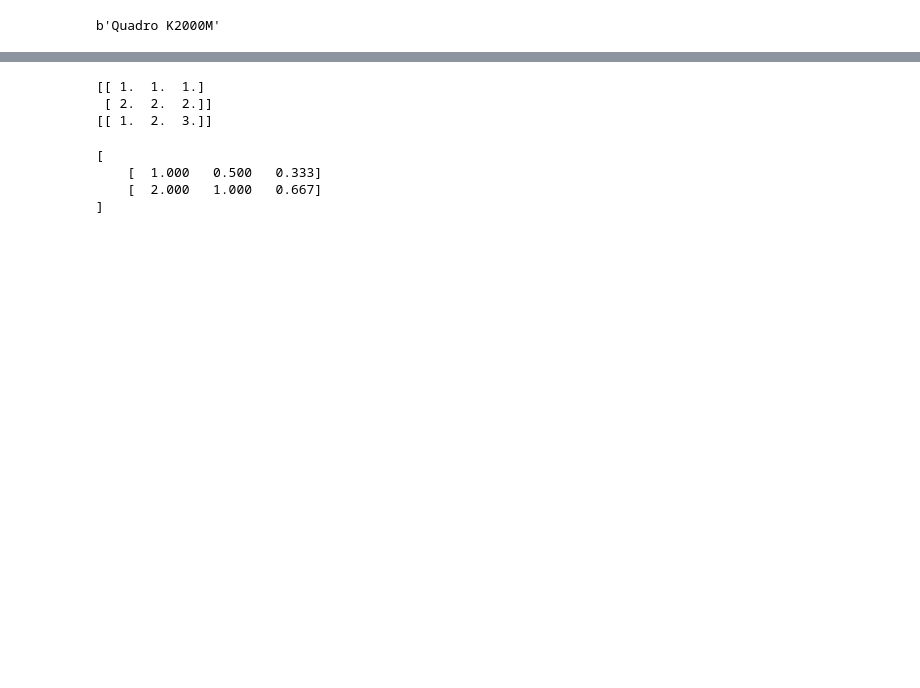
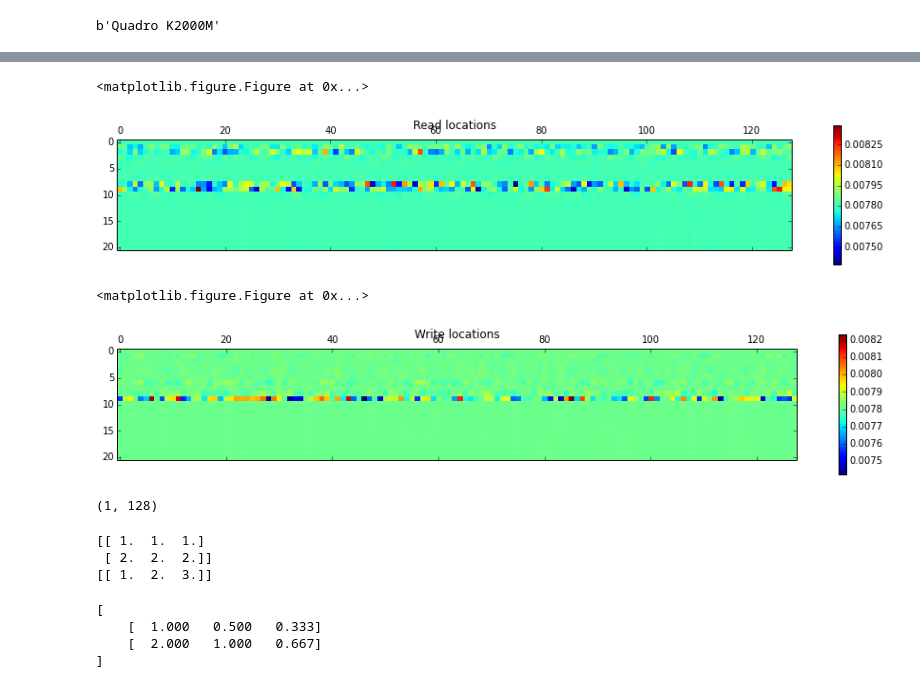
Before and after one commit to dali-ml/dali-cython, a Jupyter notebook: notebooks/NTM.ipynb, the cells around one changed output, grey strips where cells are left out. Saved outputs shown, nothing was run; the diff lists cells and outputs as text; code cells hidden in the pictures; blank space fills up the shorter version.

```diff
--- a/notebooks/NTM.ipynb
+++ b/notebooks/NTM.ipynb
@@ -32,7 +32,7 @@ from dali import beam_search
 
 %matplotlib inline
 # %%
-GPU_ID = 1
+GPU_ID = 0
 D.config.default_device = 'gpu'
 D.config.default_gpu    = GPU_ID
 print(D.config.gpu_id_to_name(GPU_ID))
@@ -313,0 +406,17 @@ NameError: name 'x' is not defined
+# %%
+INPUT_SIZE           = 8
+MAX_TRAIN_SEQ_LENGTH = 10
+
+
+HIDDENS          = [50,50,100]
+BATCH_SIZE       = 1
+MEMORY_LOCATIONS = 128
+MEMORY_SIZE      = 20
+ntm_model = NTM(input_size=INPUT_SIZE,
+                hiddens=HIDDENS,
+                output_size=INPUT_SIZE,
+                num_read_heads=1,
+                num_write_heads=1,
+                memory_locations=MEMORY_LOCATIONS,
+                memory_size=MEMORY_SIZE,
+                controller_type='mlp')
@@ -313,0 +447,46 @@ NameError: name 'x' is not defined
+# %%
+def combine_access(accesses):
+    num_accesses = len(accesses)
+    assert(num_accesses > 0)
+    mem_locations = accesses[0].shape[1]
+    res = np.zeros((num_accesses, mem_locations))
+    norms = []
+    for idx, access in enumerate(accesses):
+        assert(access.shape == (1, mem_locations))
+        res[idx] = access.w[0]
+        norms.append(np.linalg.norm(access.w[0]))
+    return res, norms
+
+def inspect(model):
+    empty_input      = D.Mat.zeros((1,INPUT_SIZE), constant=True)
+    start_prediction = D.Mat.ones((1,INPUT_SIZE), constant=True)
+    c = Capture()
+    with D.NoBackprop():
+        with c:
+            example = generate_example(INPUT_SIZE, MAX_TRAIN_SEQ_LENGTH)
+            state = model.initial_states()
+            for input_vec in example:
+                state = model.activate(input_vec, state)
+
+            state = model.activate(start_prediction, state)
+            for input_vec in example:
+                decoded = np.round(model.decode(state).sigmoid().w)
+                state = model.activate(empty_input, state)
+    reads, read_norms  = combine_access(c.state["read_head_weights"])
+    writes, write_norms = combine_access(c.state["write_head_weights"])
+
+    plt.figure()
+    r = plt.matshow(reads)
+    plt.title("Read locations")
+    plt.colorbar(r)
+
+    plt.figure()
+    w = plt.matshow(writes)
+    plt.title("Write locations")
+    plt.colorbar(w)
+
+    for idx, (read_n, write_n) in enumerate(zip(read_norms, write_norms)):
+        print("At tstep %d READ: %.3f, WRITE: %.3f" % (idx, read_n, write_n))
+
+inspect(ntm_model)
+# %% [output]
@@ -313,0 +510,8 @@ NameError: name 'x' is not defined
+<matplotlib.figure.Figure at 0x...>
+[figure, added]
+<matplotlib.figure.Figure at 0x...>
+[figure, added]
+# %%
+c.state["read_head"][1].shape
+# %% [output]
+(1, 128)
```
Also changed, not shown: parts of 25 cells of this notebook, 3 other files.
